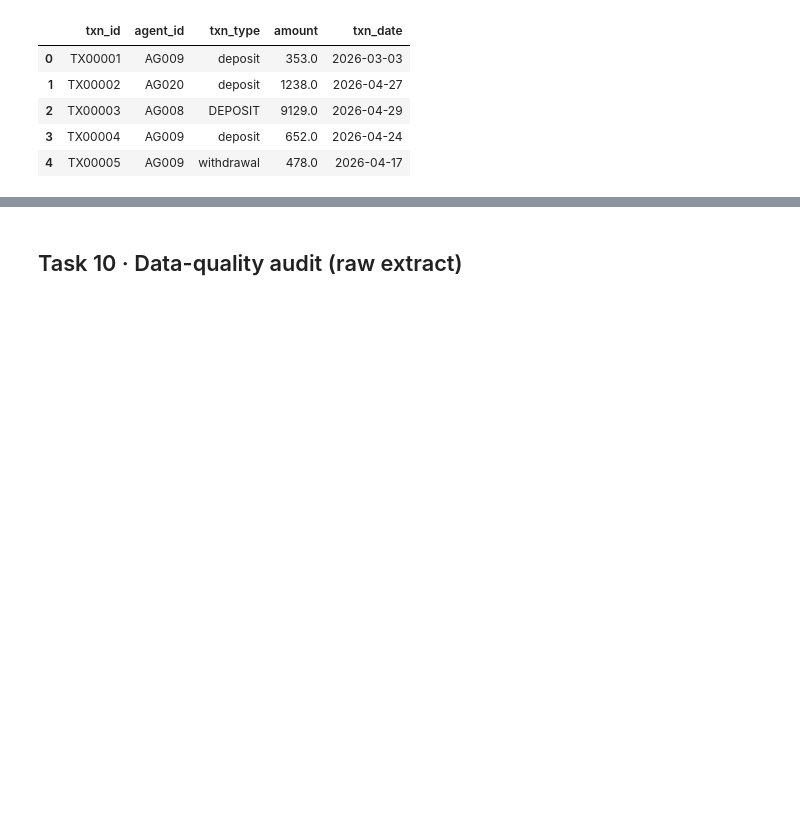
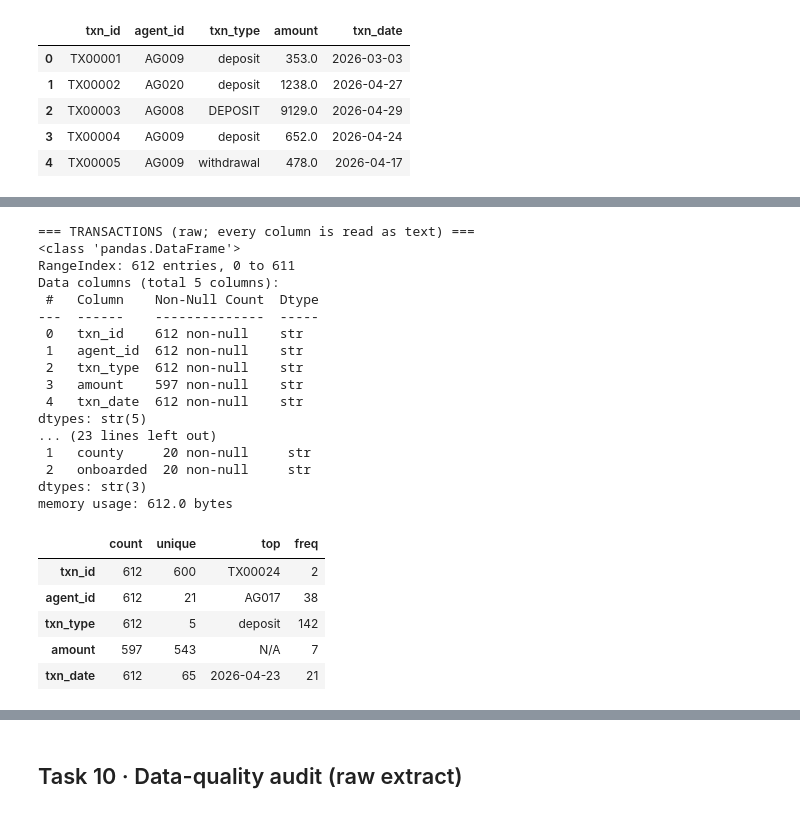
Before and after one commit to Chala-prog/plp-da-a3-duka-sales-and-agent-cleanup, a Jupyter notebook: agent_cleanup.ipynb, the cells around one changed output, grey strips where cells are left out. Cells and saved outputs as stored; diff of their text form; code cells hidden in the pictures; blank space fills up the shorter version.

```diff
--- a/agent_cleanup.ipynb
+++ b/agent_cleanup.ipynb
@@ -17,0 +22,38 @@ transactions: (612, 5) | agents: (20, 3)
+# %%
+print("=== TRANSACTIONS (raw; every column is read as text) ===")
+txns.info()
+print("\nEmpty cells per column:\n" + txns.isna().sum().to_string())
+print("\n=== QUICK LOOK AT EACH COLUMN ===")
+print("txn_id distinct values:", txns.txn_id.nunique(), "of", len(txns), "rows")
+print("txn_type spellings:", txns.txn_type.map(repr).value_counts().to_dict())
+amt_num = pd.to_numeric(txns.amount, errors="coerce")
+print("amount -> numeric-looking:", amt_num.notna().sum(), "| 'N/A' text:", (txns.amount == "N/A").sum(), "| empty:", txns.amount.isna().sum())
+print("txn_date text lengths:", txns.txn_date.str.len().value_counts().to_dict(), "| containing '/':", txns.txn_date.str.contains("/").sum())
+print("agent_ids not in the register:", sorted(set(txns.agent_id) - set(agents.agent_id)))
+print("\n=== AGENT REGISTER ===")
+agents.info()
+txns.describe(include="all").T
+# %% [output]
+=== TRANSACTIONS (raw; every column is read as text) ===
+<class 'pandas.DataFrame'>
+RangeIndex: 612 entries, 0 to 611
+Data columns (total 5 columns):
+ #   Column    Non-Null Count  Dtype
+---  ------    --------------  -----
+ 0   txn_id    612 non-null    str
+ 1   agent_id  612 non-null    str
+ 2   txn_type  612 non-null    str
+ 3   amount    597 non-null    str
+ 4   txn_date  612 non-null    str
+dtypes: str(5)
+... (23 lines left out)
+ 1   county     20 non-null     str
+ 2   onboarded  20 non-null     str
+dtypes: str(3)
+memory usage: 612.0 bytes
+|  | count | unique | top | freq |
+| txn_id | 612 | 600 | TX00024 | 2 |
+| agent_id | 612 | 21 | AG017 | 38 |
+| txn_type | 612 | 5 | deposit | 142 |
+| amount | 597 | 543 | N/A | 7 |
+| txn_date | 612 | 65 | 2026-04-23 | 21 |
```
Also changed, not shown: parts of 14 cells of this notebook, 6 other files.
